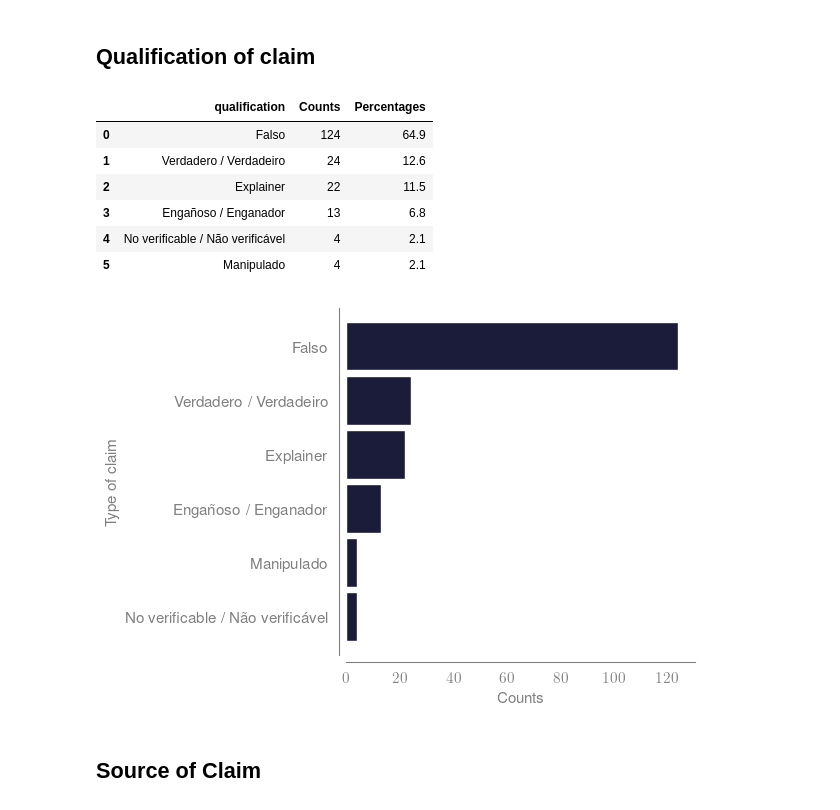
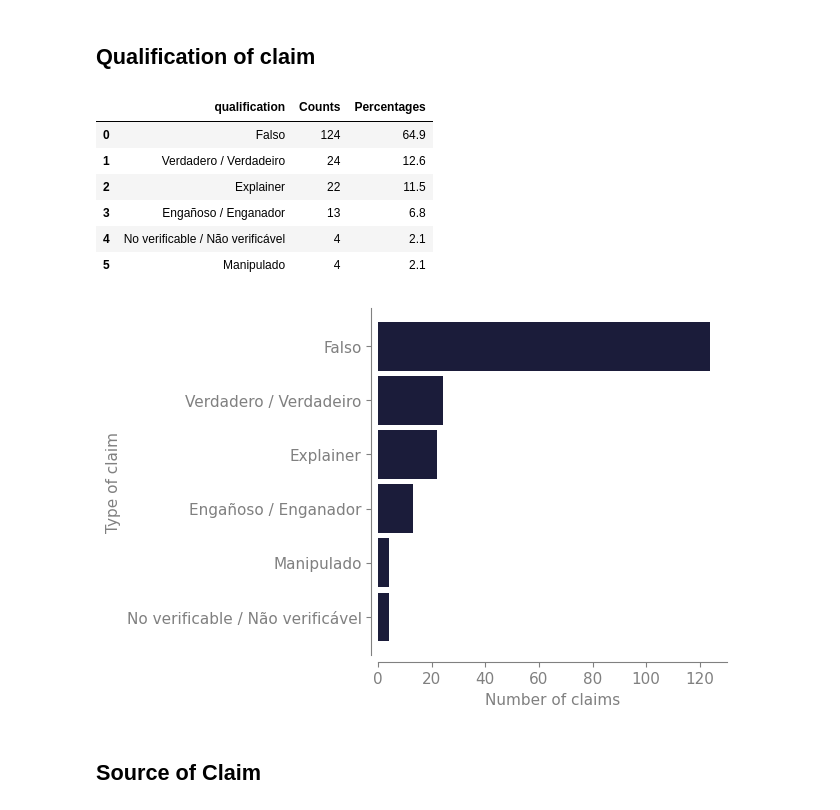
Before and after one commit to TeMU-BSC/iberifier, a Jupyter notebook: analysis/Selected_plots.ipynb, the cells around one changed output. Saved outputs shown, nothing was run; the diff lists cells and outputs as text; code cells hidden in the pictures.

Commit message:
aesth in plots

```diff
--- a/analysis/Selected_plots.ipynb
+++ b/analysis/Selected_plots.ipynb
@@ -283,7 +284,7 @@ def save_plot(fig, ax, filename, sample,
 # %% [markdown]
 # Loading and subsetting data
 # %%
-with open('./../data/dumps/maldita.json', 'r') as f:
+with open('../data/dumps/maldita.json', 'r') as f:
     json_iberifier = json.load(f)
 df_iberifier = pd.json_normalize(json_iberifier)
 df_iberifier['formats'] = extract_values(df_iberifier['formats'], 'name')
@@ -302,9 +303,14 @@ rename_cols = {'_id.$oid': 'fact_id',
                'organizationCalification.calification.name': 'qualification',
                'date.$date': 'date'}
 df_iberifier = df_iberifier.rename(columns=rename_cols)
+
+#df_iberifier['date']
+
+#new_col = pd.to_datetime(df_iberifier['date']).dt.date
+#new_col
 # Convert datetime object
-df_iberifier['time'] = df_iberifier['date'].astype('datetime64[ns]')
-df_iberifier['date'] = df_iberifier['date'].astype('datetime64[ns]').dt.date
+df_iberifier['time'] = pd.to_datetime(df_iberifier['date'])
+df_iberifier['date'] = pd.to_datetime(df_iberifier['date']).dt.date
 
 
 # Replace some nan value with None is some column to avoid issues with np
@@ -332,8 +338,8 @@ rename_cols = {'_id.$oid': 'db_id',
 
 df_tweets = df_tweets.rename(columns=rename_cols)
 # Convert datetime object
-df_tweets['time'] = df_tweets['date'].astype('datetime64[ns]')
-df_tweets['date'] = df_tweets['date'].astype('datetime64[ns]').dt.date
+df_tweets['time'] = pd.to_datetime(df_tweets['date'])
+df_tweets['date'] = pd.to_datetime(df_tweets['date']).dt.date
 # %%
 with open('./../data/dumps/mynews.json', 'r') as f:
     json_mynews = json.load(f)
@@ -342,8 +348,8 @@ df_mynews = pd.json_normalize(json_mynews)
 rename_cols = {'_id.$oid': 'db_id', 'date.$date': 'date', 'fact_id.$oid': 'fact_id'}
 df_mynews = df_mynews.rename(columns=rename_cols)
 # Convert datetime object
-df_mynews['time'] = df_mynews['date'].astype('datetime64[ns]')
-df_mynews['date'] = df_mynews['date'].astype('datetime64[ns]').dt.date
+df_mynews['time'] = pd.to_datetime(df_mynews['date'])
+df_mynews['date'] = pd.to_datetime(df_mynews['date']).dt.date
 # %%
 with open('./../data/dumps/keywords.json', 'r') as f:
     json_keywords = json.load(f)
@@ -454,6 +460,8 @@ df_overview
 # %% [markdown]
 ## Fact checkers
 # %%
+mpl.rcParams.update(mpl.rcParamsDefault)
+
 field = 'fact_checker'
 
 # Define the colour for the fact-checker to be coherent
@@ -471,7 +479,8 @@ field_dates, field_dates_norm = output_df_for_cross(df_iberifier, 'date', field,
 
 # Get the plot
 filename, fig, ax = plot_counts(field_counts, field, kind_bar='barh')
-ax.set_xlabel('Fact checkers')
+ax.set_ylabel('Fact-checker')
+ax.set_xlabel('Number of claims')
 #ax.tick_params(rotation=90)
 
 ## Save the plot
@@ -495,35 +504,35 @@ field = 'qualification'
 # Define the colour for the fact-checker to be coherent
 colours_qualification_claims = define_colours(df_iberifier, field)
 
 # Get the counts
 field_counts = get_values_count(df_iberifier, field)
 
 # Get per days
 field_dates, field_dates_norm = output_df_for_cross(df_iberifier, 'date', field, reorder_first=False, reorder_second=True)
 
 # Get the table
 ## Save the table
 #field_counts.to_csv(f"./tables/{sample}_proportion_{field}.csv")
 
 # Get the plot
 filename, fig, ax = plot_counts(field_counts, field, kind_bar='barh')
 ax.set_ylabel('Type of claim')
-ax.set_xlabel('Counts')
+ax.set_xlabel('Number of claims')
 
 ## Save the plot
 save_plot(fig, ax, filename, 'all', legend=False)
 
 # Output the table
 field_counts
 # %% [output]
 |  | qualification | Counts | Percentages |
 | 0 | Falso | 124 | 64.9 |
 | 1 | Verdadero / Verdadeiro | 24 | 12.6 |
 | 2 | Explainer | 22 | 11.5 |
 | 3 | Engañoso / Enganador | 13 | 6.8 |
 | 4 | No verificable / Não verificável | 4 | 2.1 |
 | 5 | Manipulado | 4 | 2.1 |
-[figure, old version]
+[figure, new version]
 # %% [markdown]
 ## Source of Claim
 # %%
```
Also changed, not shown: parts of 29 cells of this notebook, 39 other files.
